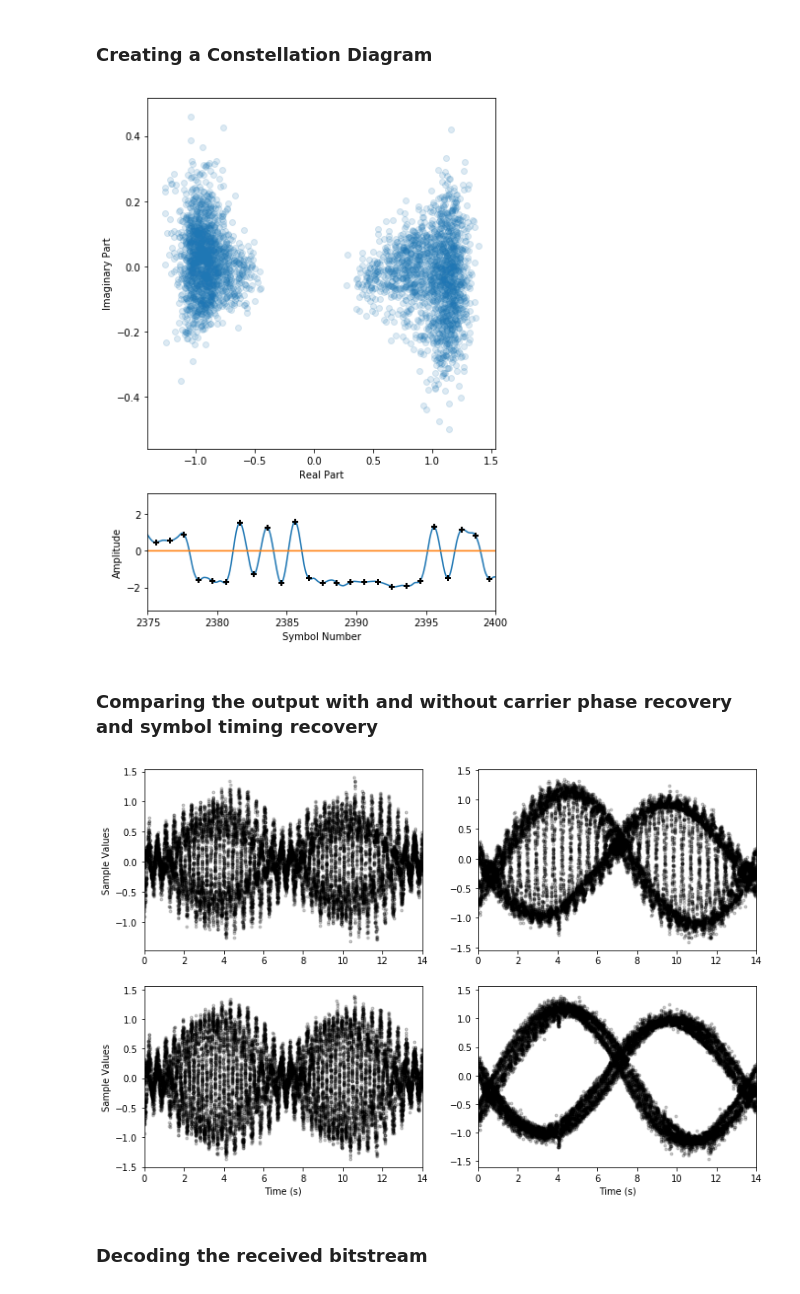
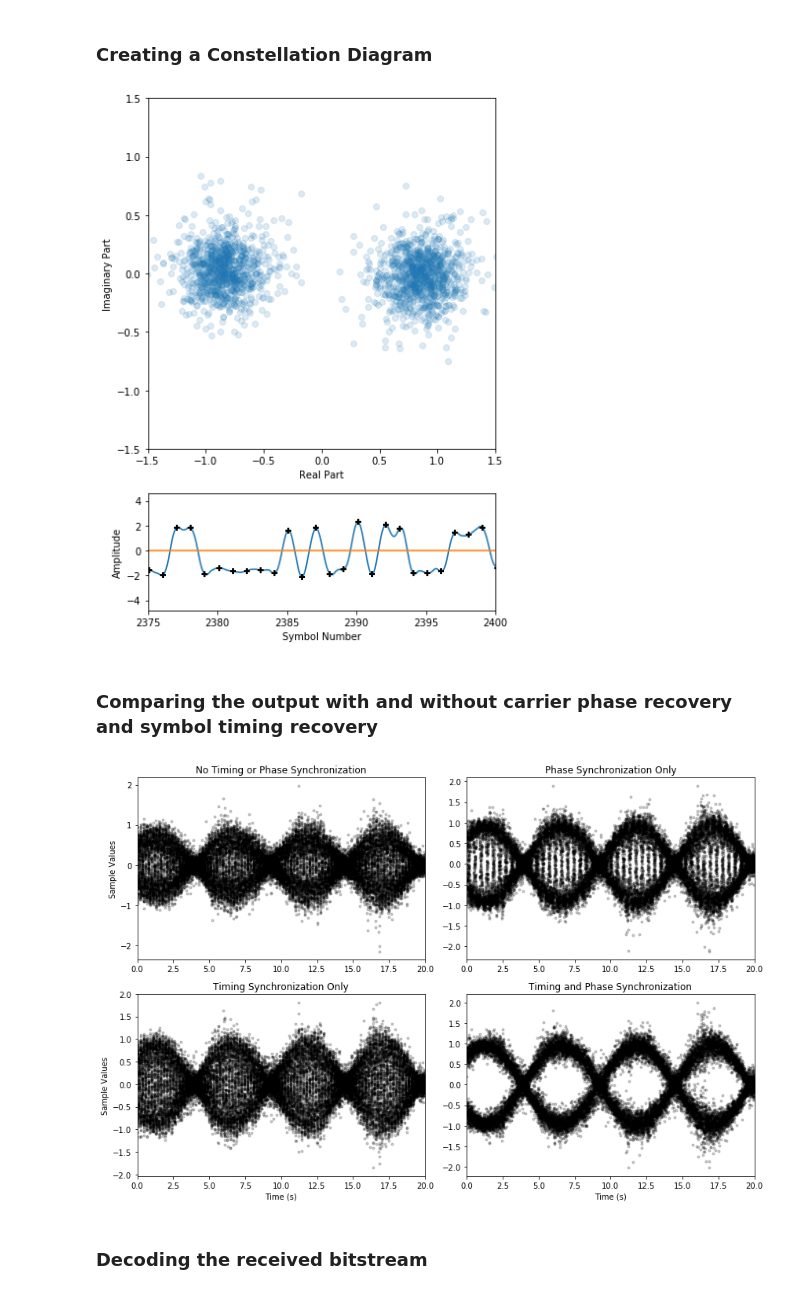
Before and after one commit to Max-Manning/RDS_decode, a Jupyter notebook: RDS_DECODE.ipynb, the cells around one changed output. Drawn from its saved outputs; the diff is of its cells as text; code cells hidden in the pictures.

```diff
--- a/RDS_DECODE.ipynb
+++ b/RDS_DECODE.ipynb
@@ -12,8 +12,10 @@ import matplotlib.pyplot as plt
 from matplotlib import gridspec
 from scipy.io import wavfile
 
-fs, data = wavfile.read('FM_92900000Hz_IQ.wav', mmap=True)
-wo = 2*np.pi*-0/fs
+fs, data = wavfile.read('SDRSharp_20190403_003831Z_91600000Hz_IQ.wav', mmap=True)
+wo = 2*np.pi*-100000/fs
+svnn1 = 'RDS_sample_915.txt'
+svnn2 = 'RDS_sample_915.png'
 
 # Complex IQ representation of the data
 IQ = data[:,0] + 1j*data[:,1]
@@ -28,5 +30,5 @@ IQ = signal.convolve(IQ, channelFilt, mode='valid')
 # Plot the spectrum of the FM channel
 plt.figure(figsize= (8,4))
 plt.psd(IQ, Fs=fs, NFFT = 1024)
-plt.show();
+plt.show()
 # %% [output]
@@ -77,9 +82,12 @@ plt.show()
 # %% [markdown]
 ### Carrier Phase Recovery
 # %%
+# This is a Costas loop implementation based on the Matlab code provided in
+# Telecommunication Breakdown, by C. Richard Johnson Jr. and William A. Sethares.
+
 # Set up parameters for the carrier phase recovery loop
 wc = 2*np.pi*1187.5/fsR   # expected carrier frequency
-mu = 0.01                 # update weight (determines loop bandwidth)
+mu = 0.005                 # update weight (determines loop bandwidth)
 
 nn = np.arange(len(RDS))
 theta = np.zeros(len(nn)) # array for storing carrier phase offset
@@ -104,4 +112,15 @@ plt.plot(np.arange(len(theta))/fsR, theta)
 plt.ylabel('Absolute Phase Offset (radians)')
 plt.xlabel('Time (s)')
 plt.show()
+
+basefilt0 = signal.remez(96, [0, 400, 1500, fsR/2], [1, 0], fs = fsR)
+
+# Apply the phase correction and then demodulate the BPSK signal
+phase_correct = np.exp(1j*theta)
+RDS_demod = RDS*np.exp(1j*wc*nn)*phase_correct
+RDS_demod = signal.lfilter(basefilt0, 1.0, RDS_demod)
+
+# Also demodulate without phase correction so we can compare the performance
+RDS_demod_nophase = RDS*np.exp(1j*wc*nn)
+RDS_demod_nophase = signal.lfilter(basefilt0, 1.0, RDS_demod_nophase)
 # %% [output]
@@ -159,20 +175,23 @@ RDS_sa_nophase_nosync = RDS_demod_nophase[::48]
 nn = np.arange(RDS.shape[0])
 
 fig = plt.figure(figsize=(6, 8))
-
 gs = gridspec.GridSpec(2, 1, height_ratios=[3, 1])
 
+# plot the constellation diagram
 ax0 = plt.subplot(gs[0])
-plt.scatter(np.real(RDS_sampled[2500:6000]), np.imag(RDS_sampled[2500:6000]), alpha=0.15)
+plt.scatter(np.real(RDS_sampled[6000:8000]), np.imag(RDS_sampled[6000:8000]), alpha=0.15)
+plt.ylim([-1.5, 1.5])
+plt.xlim([-1.5, 1.5])
 plt.xlabel('Real Part')
 plt.ylabel('Imaginary Part')
 
+# also plot a section of the output waveform and its sample locations.
 ax1 = plt.subplot(gs[1])
 plt.plot(nn/48, np.real(RDS_demod)*2)
 plt.plot(nn/48, np.zeros(nn.shape))
 
-sample_t = np.arange(allsamples.shape[0])
-sample_t = sample_t[allsamples.astype(bool)]
+sample_t = np.arange(all_sample_locations.shape[0])
+sample_t = sample_t[all_sample_locations.astype(bool)]
 
 plt.plot(sample_t/48 , 2*RDS_sampled[0:sample_t.shape[0]], 'k+', mew = 2)
 plt.xlim([114000/48, 115200/48])
@@ -182,42 +201,46 @@ plt.ylabel('Amplitude')
 plt.tight_layout()
 plt.show()
 # %% [output]
-[figure, old version]
+[figure, new version]
 # %% [markdown]
 ### Comparing the output with and without carrier phase recovery and symbol timing recovery
 # %%
+'''Plot the real part of the constellation diagram over time in order to compare
+the output with and without carrier phase and symbol timing recovery '''
 
 ns = np.arange(RDS_sampled.shape[0])
 
 fig = plt.figure(figsize=(12, 8))
 gs = gridspec.GridSpec(2, 2, height_ratios=[1, 1])
 
 plt.subplot(gs[0])
 plt.plot(ns.astype(float)/1187.5, RDS_sa_nophase_nosync[:-1], 'k.', alpha = 0.2)
-# plt.xlabel('Time (s)')
 plt.ylabel('Sample Values')
-plt.xlim([0,14])
+plt.title('No Timing or Phase Synchronization')
+plt.xlim([0,20])
 
 plt.subplot(gs[1])
 plt.plot(ns.astype(float)/1187.5, RDS_sa_nosync[:-1], 'k.', alpha = 0.2)
-# plt.xlabel('Time (s)')
-# plt.ylabel('Sample Values')
-plt.xlim([0,14])
+plt.title('Phase Synchronization Only')
+plt.xlim([0,20])
 
 plt.subplot(gs[2])
 plt.plot(ns.astype(float)/1187.5, RDS_sa_nophase, 'k.', alpha = 0.2)
 plt.xlabel('Time (s)')
 plt.ylabel('Sample Values')
-plt.xlim([0,14])
+plt.title('Timing Synchronization Only')
+plt.xlim([0,20])
 
 plt.subplot(gs[3])
 plt.plot(ns.astype(float)/1187.5, RDS_sampled, 'k.', alpha = 0.2)
 plt.xlabel('Time (s)')
-# plt.ylabel('Sample Values')
-plt.xlim([0,14])
+plt.title('Timing and Phase Synchronization')
+plt.xlim([0,20])
+
+plt.tight_layout()
 plt.show()
 # %% [output]
-[figure, old version]
+[figure, new version]
 # %% [markdown]
 ### Decoding the received bitstream
 # %%
```
Also changed, not shown: parts of 9 cells of this notebook.
